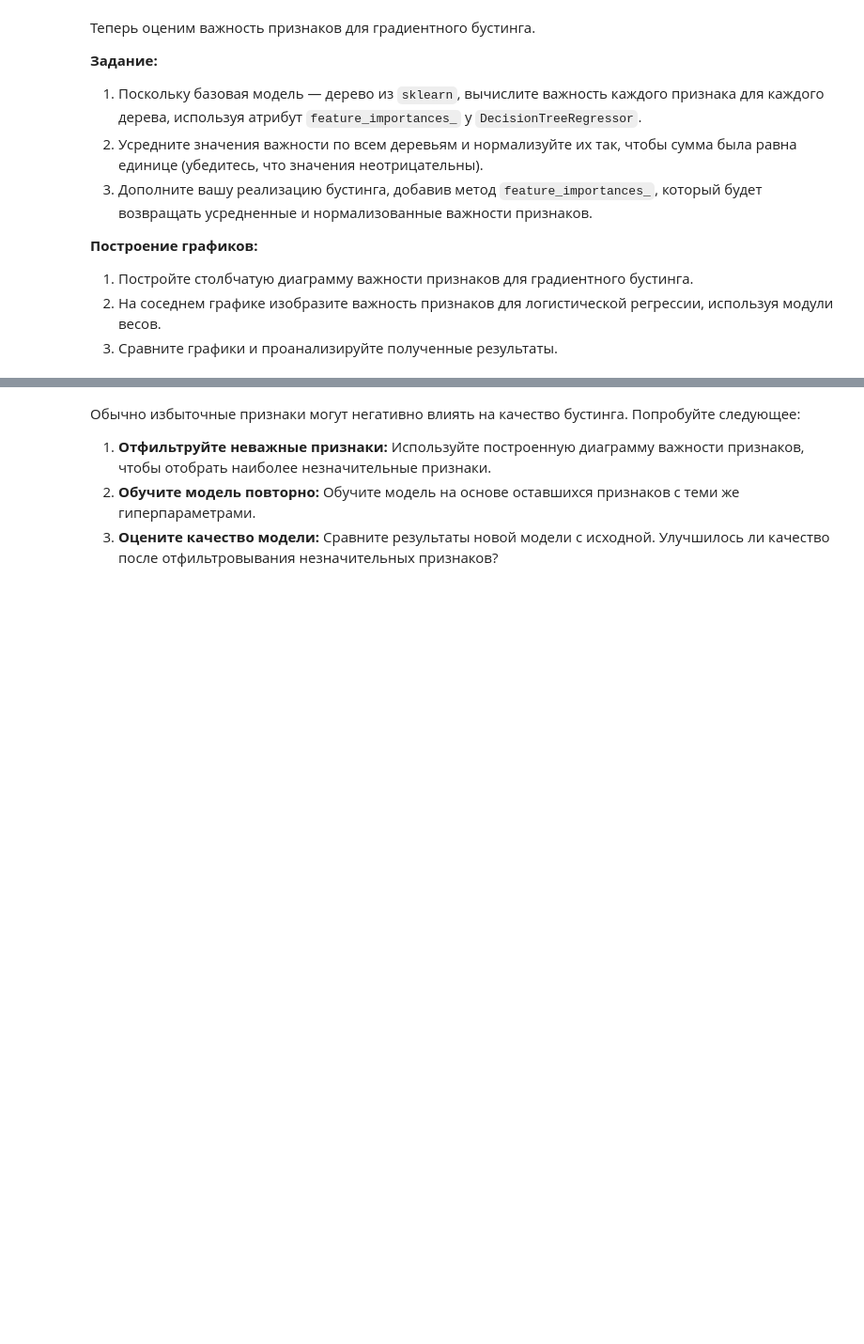
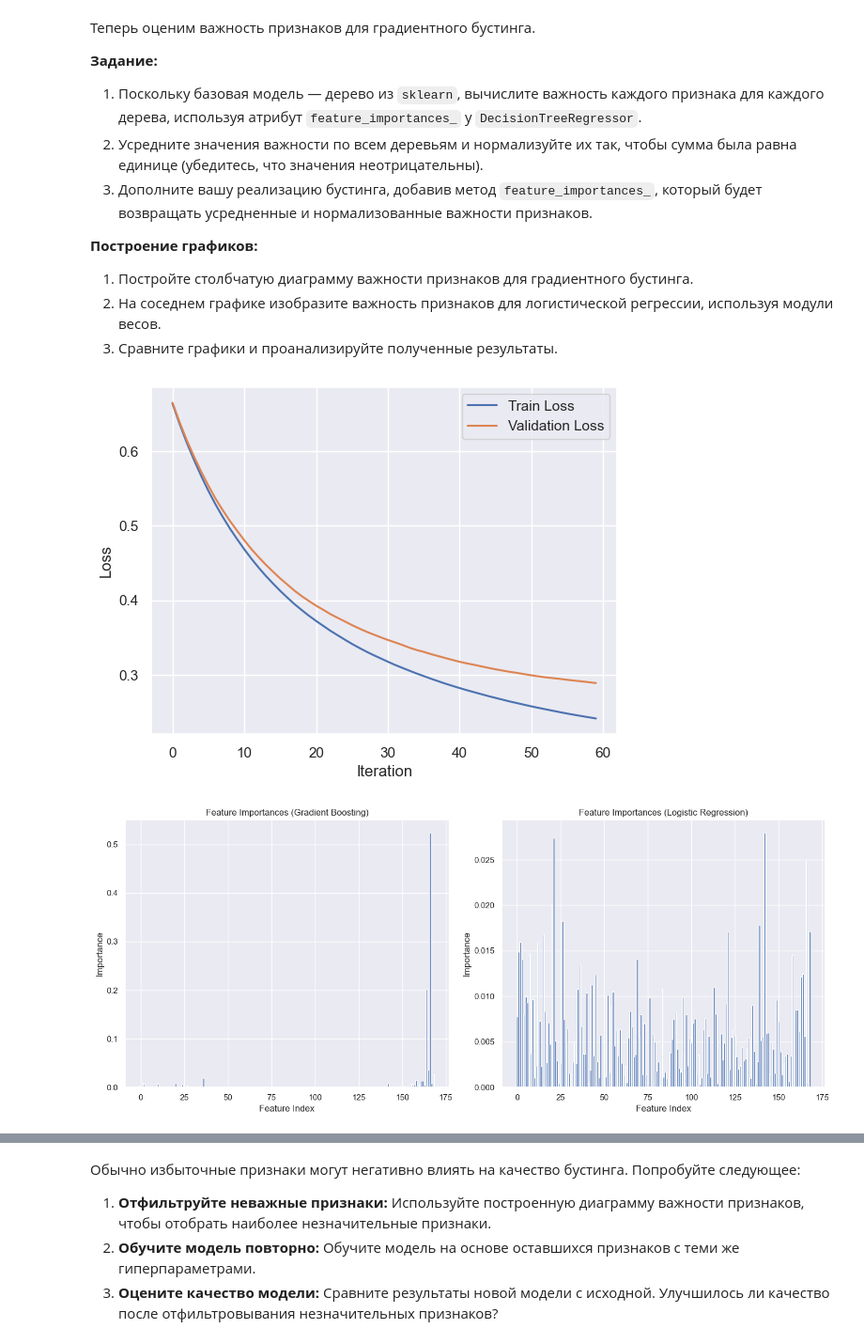
Before and after one commit to KoryakovDmitry/mai-ml-boosting-lab7, a Jupyter notebook: ML MAI & SBER. Boosting LAB7.ipynb, the cells around one changed output, grey strips where cells are left out. Shown at 94% size. Drawn from its saved outputs; the diff is of its cells as text; code cells hidden in the pictures; blank space fills up the shorter version.

```diff
--- a/ML MAI & SBER. Boosting LAB7.ipynb
+++ b/ML MAI & SBER. Boosting LAB7.ipynb
@@ -348,0 +399,46 @@ Test ROC-AUC: 0.9612
+# %%
+final_boosting = Boosting(
+    base_model_class=DecisionTreeRegressor,
+    base_model_params={
+        'max_depth': best_params['max_depth'],
+        'min_samples_split': best_params['min_samples_split'],
+        'min_samples_leaf': best_params['min_samples_leaf'],
+    },
+    n_estimators=best_params['n_estimators'],
+    learning_rate=best_params['learning_rate'],
+    subsample=best_params['subsample'],
+    early_stopping_rounds=10,
+    plot=True
+)
+
+final_boosting.fit(x_train, y_train, x_valid, y_valid)
+boosting_feature_importances = final_boosting.feature_importances_
+
+log_reg = LogisticRegression(max_iter=1000)
+log_reg.fit(x_train, y_train)
+log_reg_feature_importances = np.abs(log_reg.coef_[0])
+
+boosting_feature_importances /= np.sum(boosting_feature_importances)
+log_reg_feature_importances /= np.sum(log_reg_feature_importances)
+
+features = range(len(boosting_feature_importances))
+
+plt.figure(figsize=(14, 6))
+plt.subplot(1, 2, 1)
+plt.bar(features, boosting_feature_importances)
+plt.xlabel('Feature Index')
+plt.ylabel('Importance')
+plt.title('Feature Importances (Gradient Boosting)')
+
+
+plt.subplot(1, 2, 2)
+plt.bar(features, log_reg_feature_importances)
+plt.xlabel('Feature Index')
+plt.ylabel('Importance')
+plt.title('Feature Importances (Logistic Regression)')
+
+plt.tight_layout()
+plt.show()
+# %% [output]
+[figure, added]
+[figure, added]
```
Also changed, not shown: parts of 8 cells of this notebook, 3 other files.
